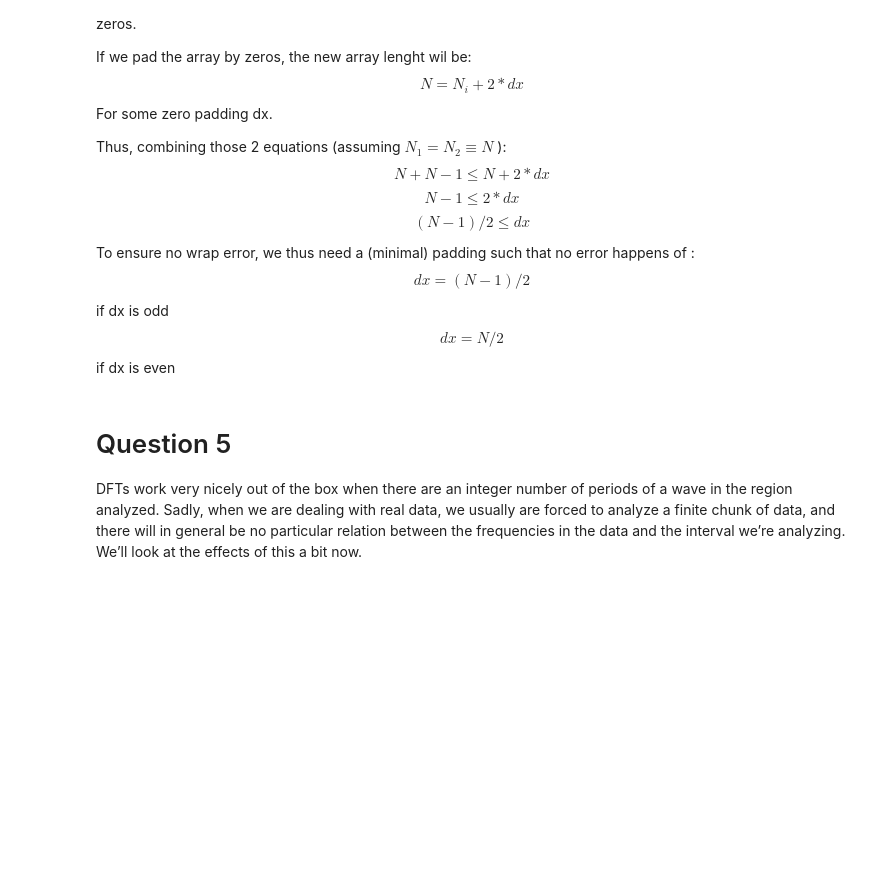
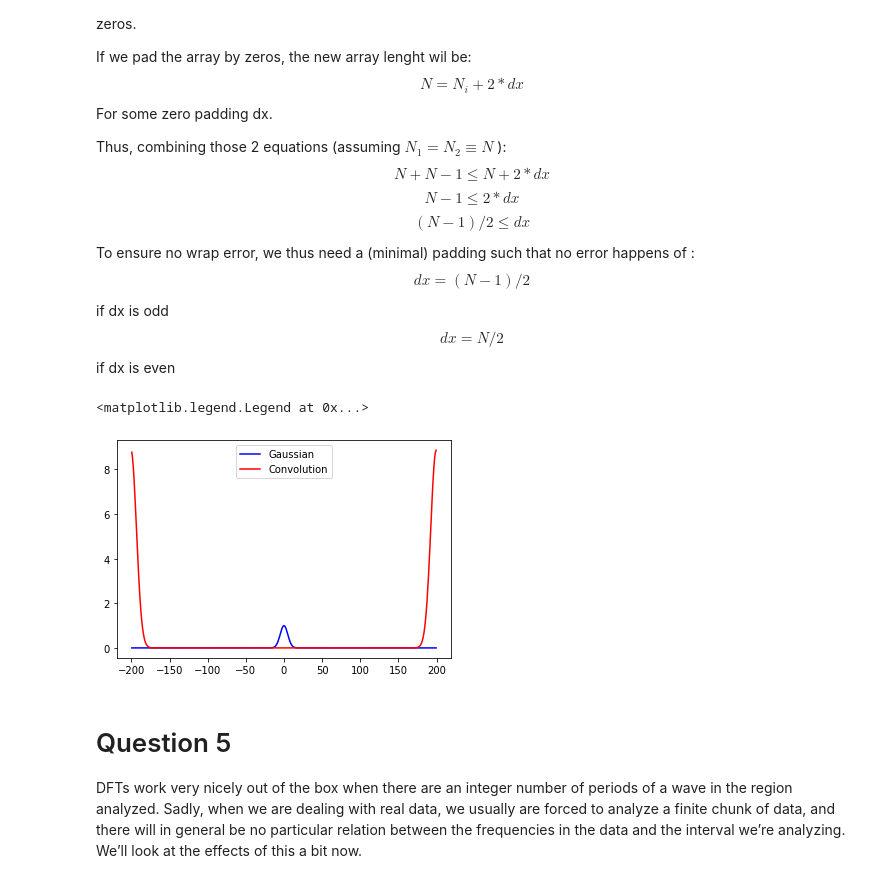
Before and after one commit to RphlFrmnt/PHYS512, a Jupyter notebook: Assign_4.ipynb, the cells around one changed output. Cells and saved outputs as stored; diff of their text form; code cells hidden in the pictures; blank space fills up the shorter version.

```diff
--- a/Assign_4.ipynb
+++ b/Assign_4.ipynb
@@ -206,6 +206,22 @@ def Conv_zero(A,B):
     C =  np.fft.ifft(np.fft.fft(A_zeros[1]) * (np.fft.fft(B_zeros[1])))
     # return the new A and B such that all A B C have the same lenght
     return np.array([x,A_zeros[1],B_zeros[1],C])
+# %%
+# Taking the Conv of 2 identical gaussians
+size = 201
+t0 = -100
+tf = 100
+x = np.linspace(t0,tf, size)
+g1 = Gaus(x,1,0,5)
+array_g1 = np.array([x,g1])
+Convo = Conv_zero(array_g1,array_g1)
+
+plt.plot(Convo[0],Convo[1],"b",label="Gaussian")#initial gaussian
+plt.plot(Convo[0],Convo[3],"r",label="Convolution")#convolution
+plt.legend()
+# %% [output]
+<matplotlib.legend.Legend at 0x...>
+[figure, added]
 # %% [markdown]
 # Question 5
 DFTs work very nicely out of the box when there are an integer number of periods of a wave in the region analyzed. Sadly, when we are dealing with real data, we usually are forced to analyze a finite chunk of data, and there will in general be no particular relation between the frequencies in the data and the interval we’re analyzing. We’ll look at the effects of this a bit now.
```
Also changed, not shown: parts of 4 cells of this notebook.
